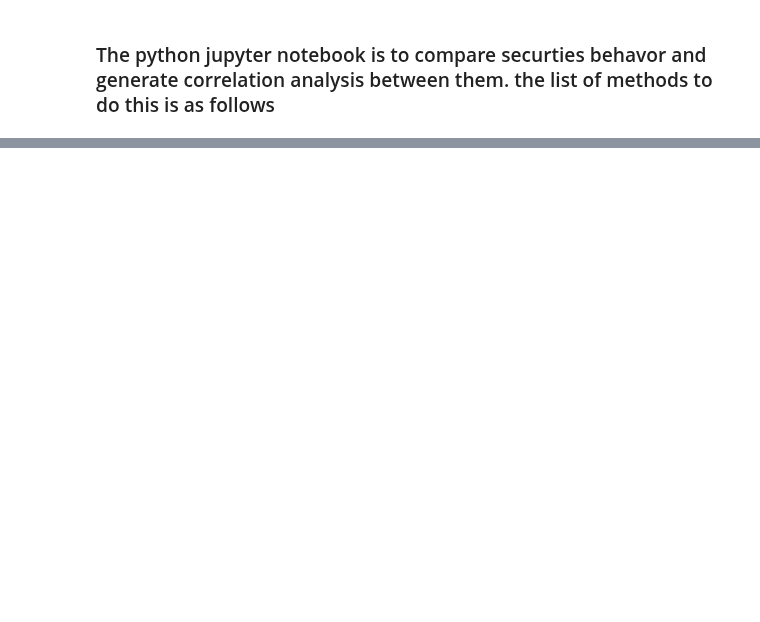
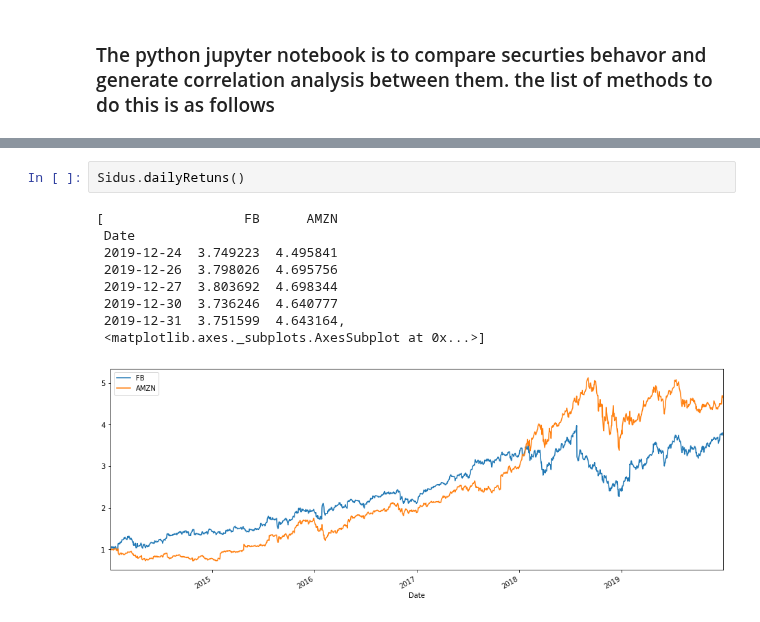
Before and after one commit to Berkat0789/Data_Analysis, a Jupyter notebook: Personal Projects/Sidus/Untitled.ipynb, the cells around one changed output, grey strips where cells are left out. Drawn from its saved outputs; the diff is of its cells as text; blank space fills up the shorter version.

```diff
--- a/Personal Projects/Sidus/Untitled.ipynb
+++ b/Personal Projects/Sidus/Untitled.ipynb
@@ -41,0 +36,12 @@ Sidus.daily_returns()
+# %%
+Sidus.dailyRetuns()
+# %% [output]
+[                  FB      AMZN
+ Date
+ 2019-12-24  3.749223  4.495841
+ 2019-12-26  3.798026  4.695756
+ 2019-12-27  3.803692  4.698344
+ 2019-12-30  3.736246  4.640777
+ 2019-12-31  3.751599  4.643164,
+ <matplotlib.axes._subplots.AxesSubplot at 0x...>]
+[figure, added]
```
Also changed, not shown: parts of 6 cells of this notebook, 27 other files.
